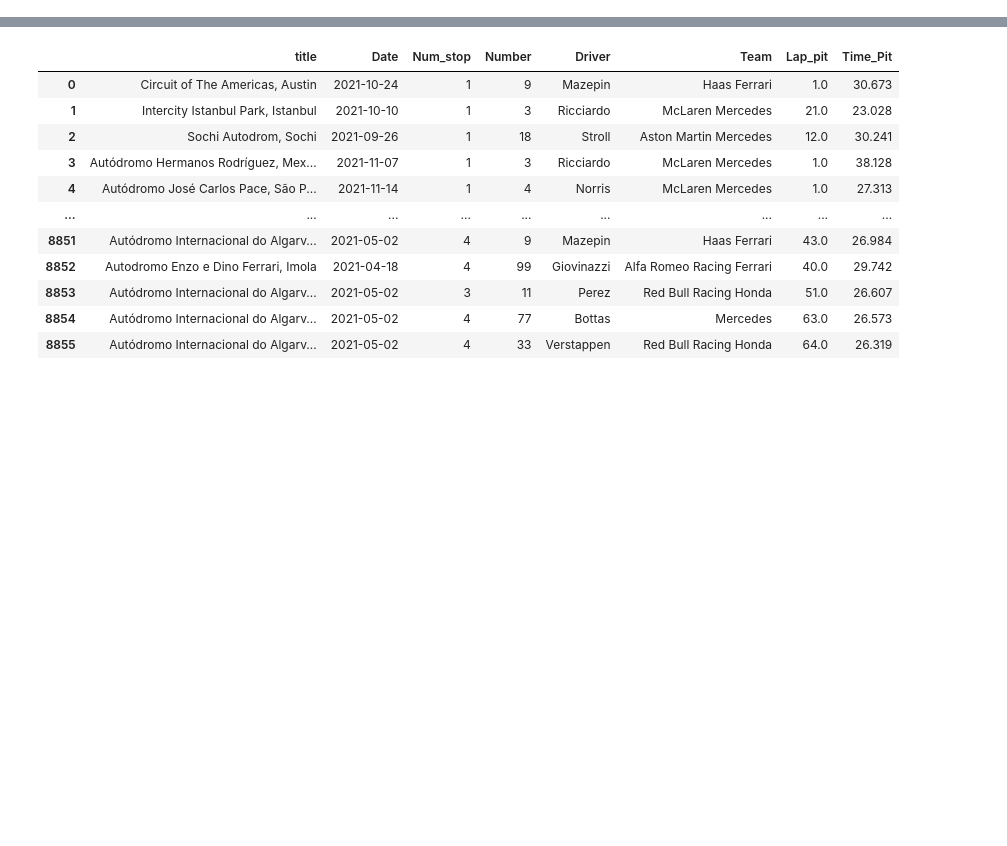
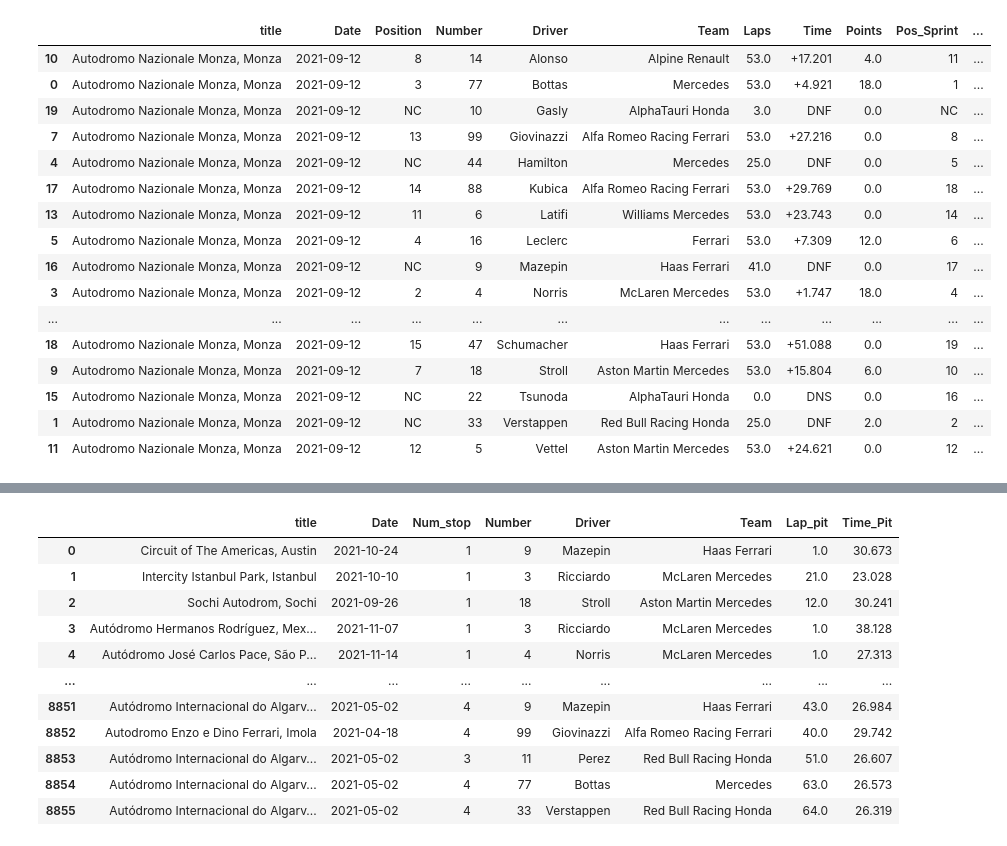
Before and after one commit to DukeAsk1/Fullstack-Formula1, a Jupyter notebook: Projet/mongo.ipynb, the cells around one changed output, grey strips where cells are left out. Drawn from its saved outputs; the diff is of its cells as text; code cells hidden in the pictures; blank space fills up the shorter version.

```diff
--- a/Projet/mongo.ipynb
+++ b/Projet/mongo.ipynb
@@ -6,8 +7,14 @@ from datetime import datetime
 # %%
-df_race_result = pd.read_json("data/race_result.json")
-df_pitstop = pd.read_json("data/pit_stop.json")
-df_qualif = pd.read_json("data/qualif.json")
-df_fastest_a = pd.read_json("data/fastest_a.json")
-df_fastest_b = pd.read_json("data/fastest_b.json")
-df_fastest = pd.concat([df_fastest_a, df_fastest_b], axis=0)
-df_fastest
+df_race_result = pd.read_json("data_s/race_result.json")
+df_pitstop = pd.read_json("data_s/pit_stop.json")
+df_qualif_before = pd.read_json("data_s/qualif.json")
+df_qualif_2021_no_sprint = pd.read_json("data_s/qualif_2021_no_sprint.json")
+df_qualif_2021_sprint = pd.read_json("data_s/qualif_2021_sprint.json")
+df_fastest_a = pd.read_json("data_s/fastest_a.json")
+df_fastest_b = pd.read_json("data_s/fastest_b.json")
+df_fastest_b_s = pd.concat([df_fastest_a, df_fastest_b], axis=0)
+df_qualif = pd.concat([df_qualif_before,df_qualif_2021_sprint,df_qualif_2021_no_sprint],axis=0)
+
+
+df_sprint = pd.read_json("data_s/sprint.json")
+df_sprint["Points"] = df_sprint["Points"].astype("float64")
@@ -77,0 +21,46 @@ df_fastest
+# %%
+sprint_point_monza = df_sprint[df_sprint['title']=="Autodromo Nazionale Monza, Monza"]
+sprint_point_monza = sprint_point_monza.rename(columns={'Position':'Pos_Sprint','Points':'Points_Sprint'})
+sprint_point_silverstone = df_sprint['Points'][df_sprint['title']=="Silverstone Circuit, Silverstone"]
+sprint_point_silverstone = sprint_point_silverstone.astype("float64")
+sprint_point_brazil = df_sprint['Points'][df_sprint['title']=="Autódromo José Carlos Pace, São Paulo"]
+sprint_point_brazil = sprint_point_brazil.astype("float64")
+
+monza_2021 = df_race_result[(df_race_result['title']=="Autodromo Nazionale Monza, Monza") & (df_race_result['Date']=='2021-09-12')]
+#df_race_result['Points'][(df_race_result['title']=="Autodromo Nazionale Monza, Monza") & (df_race_result['Date']=='2021-09-12')] = point_monza + sprint_point_monza
+#value = sum(point_monza,sprint_point_monza)
+df_race_result['Points'][(df_race_result['title']=="Autodromo Nazionale Monza, Monza") & (df_race_result['Date']=='2021-09-12')]
+sprint_point_monza
+monza_2021
+
+monza = pd.merge(monza_2021, sprint_point_monza,  how='right', left_on=['title','Date','Number','Driver','Team'], right_on = ['title','Date','Number','Driver','Team'])
+monza['Points'] = monza["Points"] + monza["Points_Sprint"]
+
+
+#df_race_result['Points'][(df_race_result['title']=="Autodromo Nazionale Monza, Monza") & (df_race_result['Date']=='2021-09-12')] = monza['Points']
+df_race_result[(df_race_result['title']=="Autodromo Nazionale Monza, Monza") & (df_race_result['Date']=='2021-09-12')]
+sort_monza = monza.sort_values('Driver')
+point_monza = sort_monza['Points']
+sort_race_monza = df_race_result[(df_race_result['title']=="Autodromo Nazionale Monza, Monza") & (df_race_result['Date']=='2021-09-12')].sort_values('Driver')
+#sort_race_monza["Points"] = sort_monza["Points"]
+sort_race_monza["Points"] = point_monza
+sort_monza
+# c est insignificient
+# %% [output]
+|  | title | Date | Position | Number | Driver | Team | Laps | Time | Points | Pos_Sprint | ... |
+| 10 | Autodromo Nazionale Monza, Monza | 2021-09-12 | 8 | 14 | Alonso | Alpine Renault | 53.0 | +17.201 | 4.0 | 11 | ... |
+| 0 | Autodromo Nazionale Monza, Monza | 2021-09-12 | 3 | 77 | Bottas | Mercedes | 53.0 | +4.921 | 18.0 | 1 | ... |
+| 19 | Autodromo Nazionale Monza, Monza | 2021-09-12 | NC | 10 | Gasly | AlphaTauri Honda | 3.0 | DNF | 0.0 | NC | ... |
+| 7 | Autodromo Nazionale Monza, Monza | 2021-09-12 | 13 | 99 | Giovinazzi | Alfa Romeo Racing Ferrari | 53.0 | +27.216 | 0.0 | 8 | ... |
+| 4 | Autodromo Nazionale Monza, Monza | 2021-09-12 | NC | 44 | Hamilton | Mercedes | 25.0 | DNF | 0.0 | 5 | ... |
+| 17 | Autodromo Nazionale Monza, Monza | 2021-09-12 | 14 | 88 | Kubica | Alfa Romeo Racing Ferrari | 53.0 | +29.769 | 0.0 | 18 | ... |
+| 13 | Autodromo Nazionale Monza, Monza | 2021-09-12 | 11 | 6 | Latifi | Williams Mercedes | 53.0 | +23.743 | 0.0 | 14 | ... |
+| 5 | Autodromo Nazionale Monza, Monza | 2021-09-12 | 4 | 16 | Leclerc | Ferrari | 53.0 | +7.309 | 12.0 | 6 | ... |
+| 16 | Autodromo Nazionale Monza, Monza | 2021-09-12 | NC | 9 | Mazepin | Haas Ferrari | 41.0 | DNF | 0.0 | 17 | ... |
+| 3 | Autodromo Nazionale Monza, Monza | 2021-09-12 | 2 | 4 | Norris | McLaren Mercedes | 53.0 | +1.747 | 18.0 | 4 | ... |
+| ... | ... | ... | ... | ... | ... | ... | ... | ... | ... | ... | ... |
+| 18 | Autodromo Nazionale Monza, Monza | 2021-09-12 | 15 | 47 | Schumacher | Haas Ferrari | 53.0 | +51.088 | 0.0 | 19 | ... |
+| 9 | Autodromo Nazionale Monza, Monza | 2021-09-12 | 7 | 18 | Stroll | Aston Martin Mercedes | 53.0 | +15.804 | 6.0 | 10 | ... |
+| 15 | Autodromo Nazionale Monza, Monza | 2021-09-12 | NC | 22 | Tsunoda | AlphaTauri Honda | 0.0 | DNS | 0.0 | 16 | ... |
+| 1 | Autodromo Nazionale Monza, Monza | 2021-09-12 | NC | 33 | Verstappen | Red Bull Racing Honda | 25.0 | DNF | 2.0 | 2 | ... |
+| 11 | Autodromo Nazionale Monza, Monza | 2021-09-12 | 12 | 5 | Vettel | Aston Martin Mercedes | 53.0 | +24.621 | 0.0 | 12 | ... |
```
Also changed, not shown: parts of 13 cells of this notebook, 17 other files.
